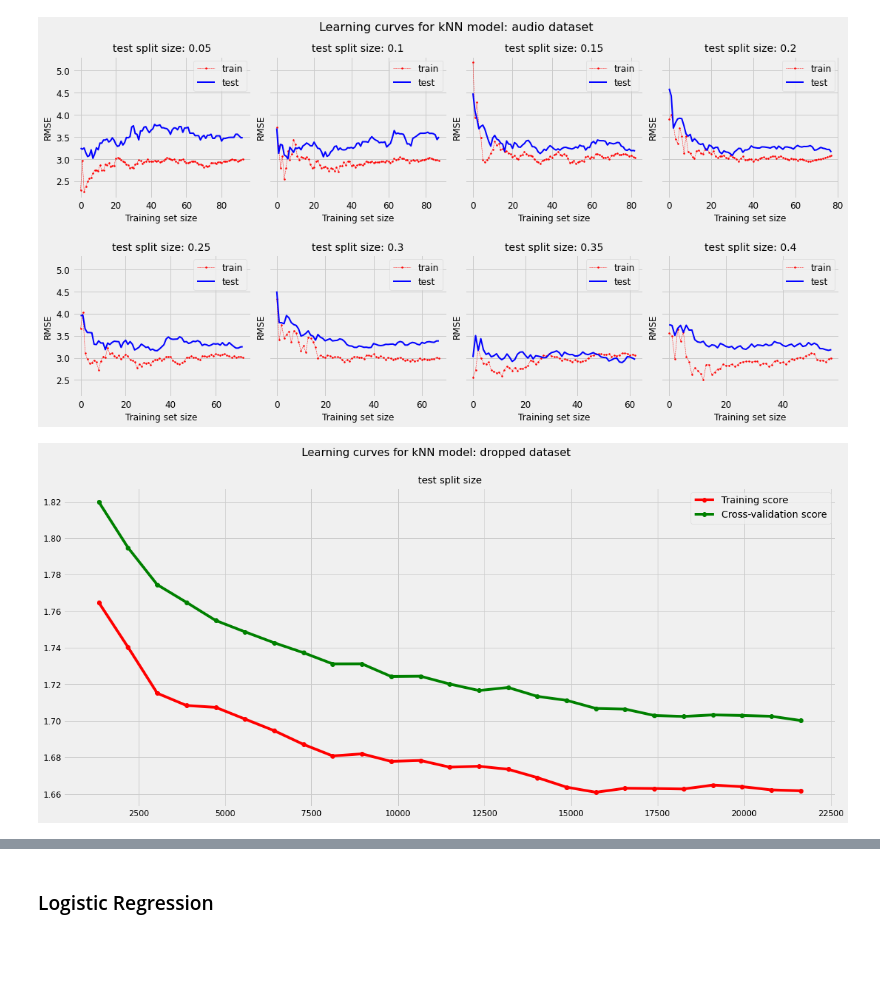
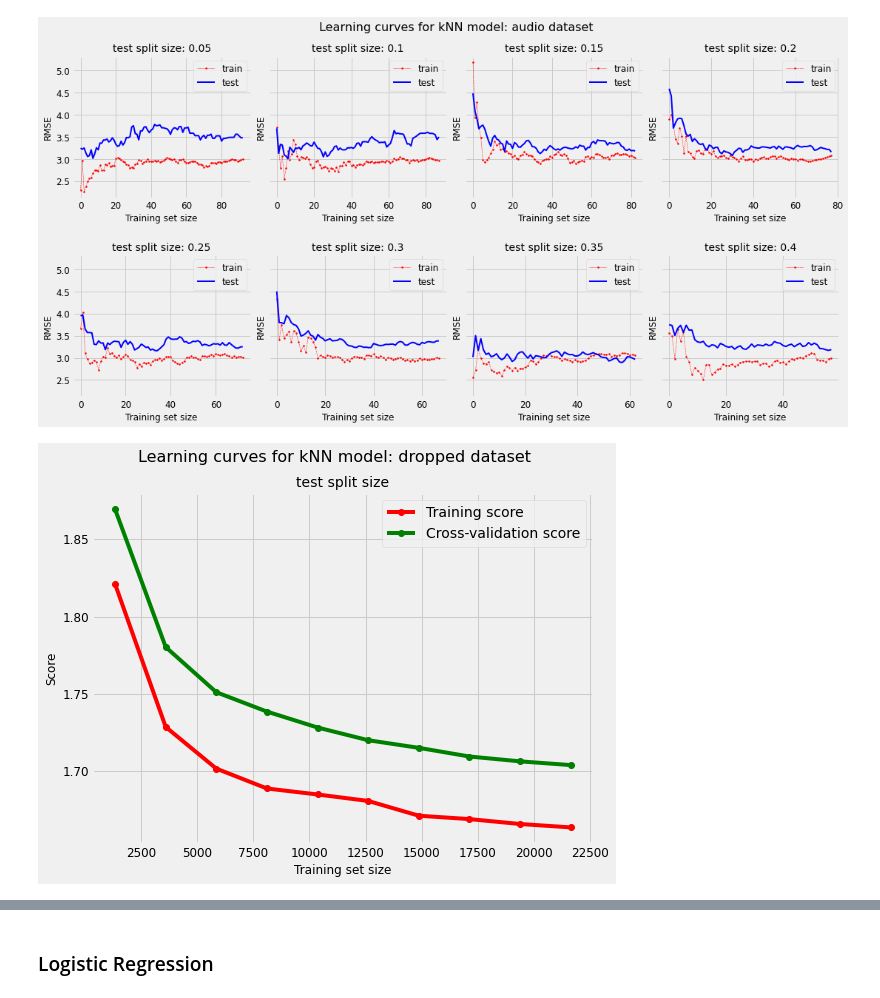
Before and after one commit to alarsen123/music-genre-classification, a Jupyter notebook: MLP3/modeling.ipynb, the cells around one changed output, grey strips where cells are left out. Cells and saved outputs as stored; diff of their text form; code cells hidden in the pictures; blank space fills up the shorter version.

```diff
--- a/MLP3/modeling.ipynb
+++ b/MLP3/modeling.ipynb
@@ -196,9 +192,9 @@ def plot_learning_curves(model, X, y, title=None, splits = [.05, .1, .15,.2, .25
 from sklearn.model_selection import learning_curve
 
 
-def plot_learning_curve(model, X, y, title=None, plot_name=None):
-    fig, ax = plt.subplots(1, 1, figsize = (18,8),sharey=True)
-    train_sizes = np.linspace(0.05, 0.8, 25)
+def plot_learning_curve(model, X, y, title=None, plot_name=None, splits = 10):
+    fig, ax = plt.subplots(1, 1, figsize = (8,6),sharey=True)
+    train_sizes = np.linspace(0.05, 0.8, splits)
     train_sizes, train_mse, test_mse = learning_curve(model, X, y,
                                                     train_sizes=train_sizes,
                                                     scoring='neg_root_mean_squared_error',
@@ -215,6 +211,8 @@ def plot_learning_curve(model, X, y, title=None, plot_name=None):
             color="r", label="Training score")
     ax.plot(train_sizes, test_scores_mean, 'o-',
             color="g", label="Cross-validation score")
+    ax.set_xlabel("Training set size", fontsize=12)
+    ax.set_ylabel("Score", fontsize=12)
     ax.legend(loc="best")
 
     fig.suptitle(title, fontsize = 16)
@@ -224,7 +222,7 @@ def plot_learning_curve(model, X, y, title=None, plot_name=None):
             RESULTS_PATH, 'learning_curve_' + plot_name + '.png'))
 
 # plot_learning_curve(tree_dropped, X_dropped, y_dropped_nums,
-#                      'Learning curves for decision tree model: dropped dataset', plot_name = = = m e ='learning_curve_tree_dropped.png')
+#                      'Learning curves for decision tree model: dropped dataset')
 # %%
 def plot_confustion_matrices(models, plot_name):
     fig, axs = plt.subplots(1, 3, figsize=(20, 5))
@@ -458,4 +456,7 @@ True
 # %%
 plot_learning_curves(tree_audio, X_audio, y_audio_nums,
                      'Learning curves for decision tree model: audio dataset', plot_name = 'tree_audio')
+
+plot_learning_curve(tree_audio, X_audio, y_audio_nums,
+                     'Learning curves for decision tree model: audio dataset', plot_name='tree_audio', splits = 20)
 # %% [output]
@@ -463,11 +465,17 @@ plot_learning_curves(tree_audio, X_audio, y_audio_nums,
 # %%
 plot_learning_curves(tree_dropped, X_dropped, y_dropped_nums,
-                     'Learning curves for decision tree model: dropped dataset', plot_name = 'tree_dropped', scale = 1000)
+                     'Learning curves for decision tree model: dropped dataset', plot_name = 'tree_dropped', scale = 4000)
+
+plot_learning_curve(tree_dropped, X_dropped, y_dropped_nums,
+                     'Learning curves for decision tree model: dropped dataset', plot_name='tree_dropped')
 # %% [output]
 [figure]
 # %%
 plot_learning_curves(tree_filled, X_filled, y_filled_nums,
-                     'Learning curves for decision tree model: filled dataset', plot_name = 'tree_filled', scale = 1000)
+                     'Learning curves for decision tree model: filled dataset', plot_name = 'tree_filled', scale = 4000)
+
+plot_learning_curves(tree_filled, X_filled, y_filled_nums,
+                     'Learning curves for decision tree model: filled dataset', plot_name='tree_filled')
 # %% [output]
 [figure]
 # %% [markdown]
@@ -558,9 +581,10 @@ plot_learning_curves(knn_audio, X_audio, y_audio_nums,
 # %% [output]
 [figure]
 # %%
-# plot_learning_curves(knn_dropped, X_dropped, y_dropped_nums,
-                    #  'Learning curves for kNN model: dropped dataset', plot_name='knn_dropped', start_size=best_knn_dropped['param_knn__n_neighbors'].values[0], scale=4000)
+plot_learning_curves(knn_dropped, X_dropped, y_dropped_nums,
+                     'Learning curves for kNN model: dropped dataset', plot_name='knn_dropped', start_size=best_knn_dropped['param_knn__n_neighbors'].values[0], scale=4000)
+
 plot_learning_curve(knn_dropped, X_dropped, y_dropped_nums,'Learning curves for kNN model: dropped dataset', plot_name='knn_dropped')
 # %% [output]
-[figure, old version]
+[figure, new version]
 # %%
```
Also changed, not shown: parts of 17 cells of this notebook, 33 other files.
